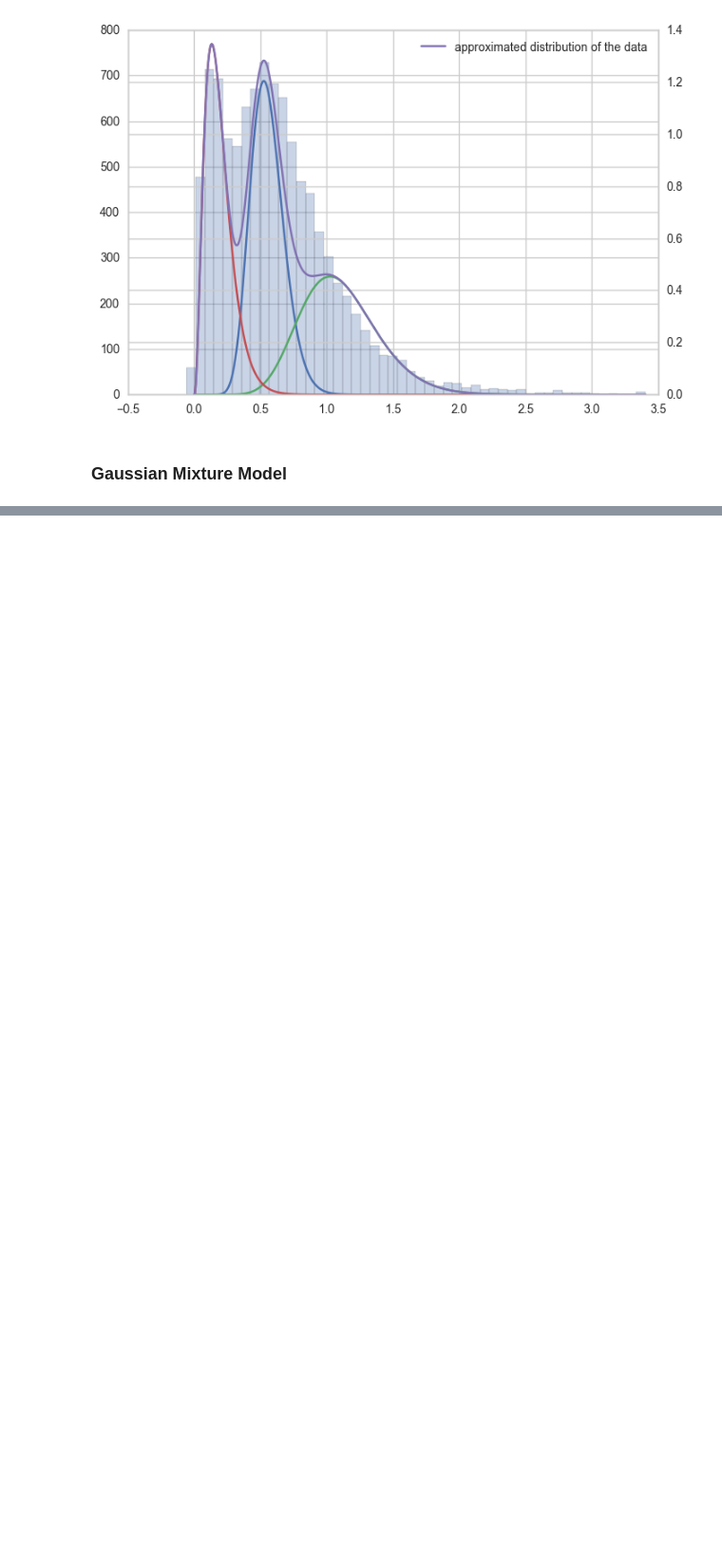
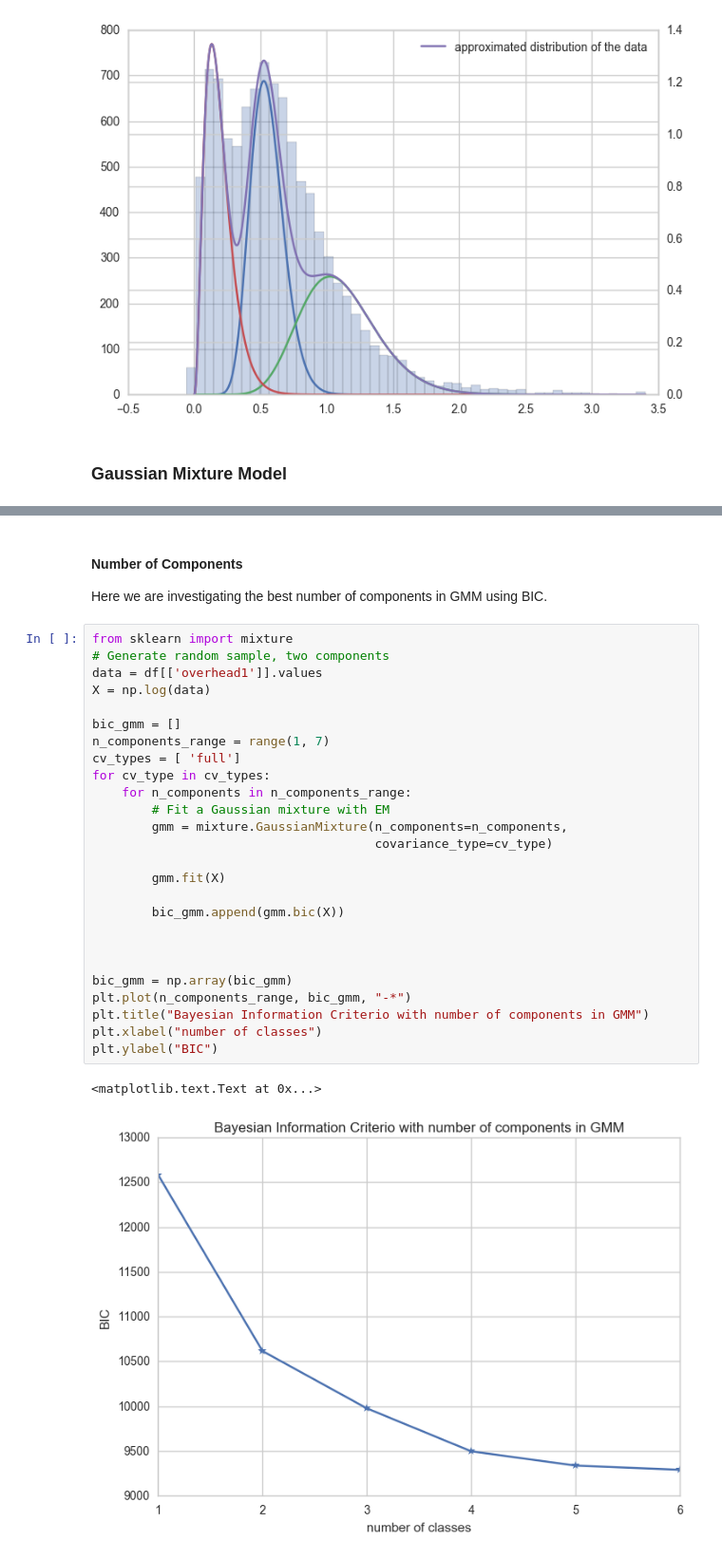
Before and after one commit to Starofall/RTX, a Jupyter notebook: examples/crowdnav-ttest/notebooks/Statistical Analysis Development.ipynb, the cells around one changed output, grey strips where cells are left out. Shown at 95% size. Drawn from its saved outputs; the diff is of its cells as text; blank space fills up the shorter version.

Commit message:
Clustering and testing of Overhead

```diff
--- a/examples/crowdnav-ttest/notebooks/Statistical Analysis Development.ipynb
+++ b/examples/crowdnav-ttest/notebooks/Statistical Analysis Development.ipynb
@@ -597,2 +597,34 @@ gmm.predict([0.6])
 # %% [output]
 array([0])
+# %% [markdown]
+#### Number of Components
+Here we are investigating the best number of components in GMM using BIC.
+# %%
+from sklearn import mixture
+# Generate random sample, two components
+data = df[['overhead1']].values
+X = np.log(data)
+
+bic_gmm = []
+n_components_range = range(1, 7)
+cv_types = [ 'full']
+for cv_type in cv_types:
+    for n_components in n_components_range:
+        # Fit a Gaussian mixture with EM
+        gmm = mixture.GaussianMixture(n_components=n_components,
+                                      covariance_type=cv_type)
+
+        gmm.fit(X)
+
+        bic_gmm.append(gmm.bic(X))
+
+
+
+bic_gmm = np.array(bic_gmm)
+plt.plot(n_components_range, bic_gmm, "-*")
+plt.title("Bayesian Information Criterio with number of components in GMM")
+plt.xlabel("number of classes")
+plt.ylabel("BIC")
+# %% [output]
+<matplotlib.text.Text at 0x...>
+[figure, added]
```
Also changed, not shown: parts of 13 cells of this notebook.
